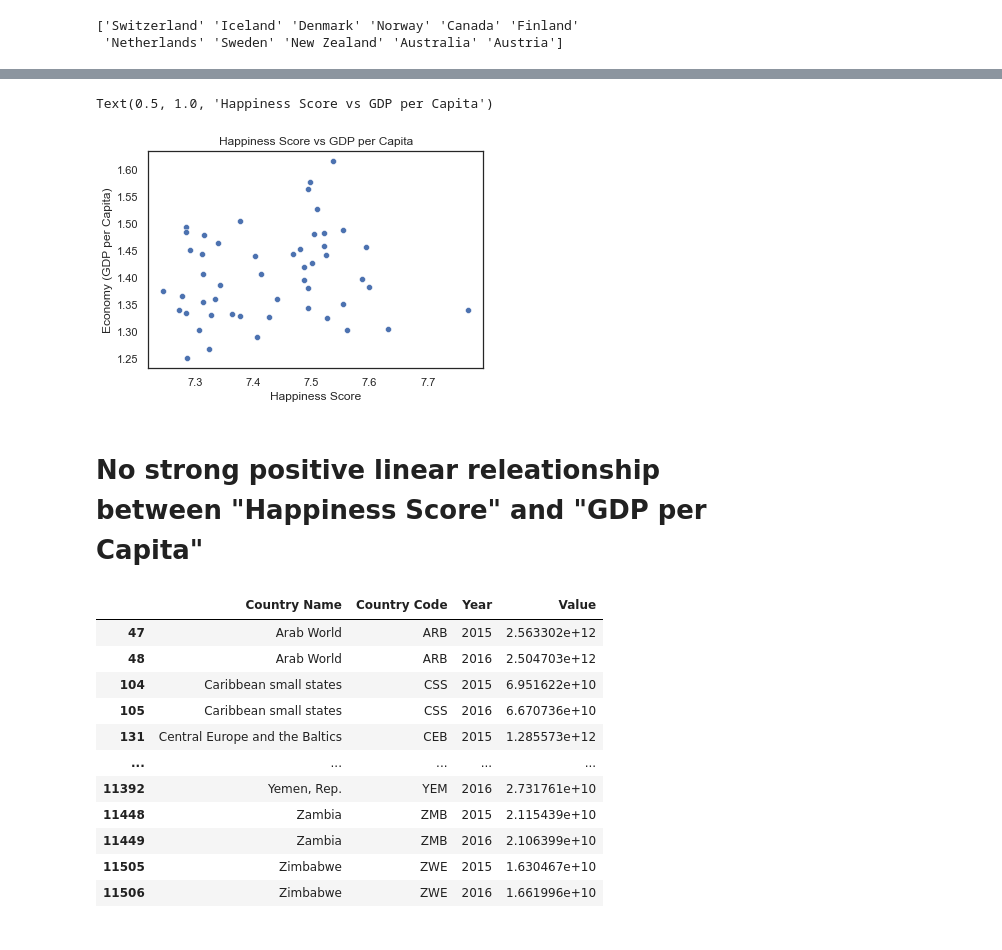
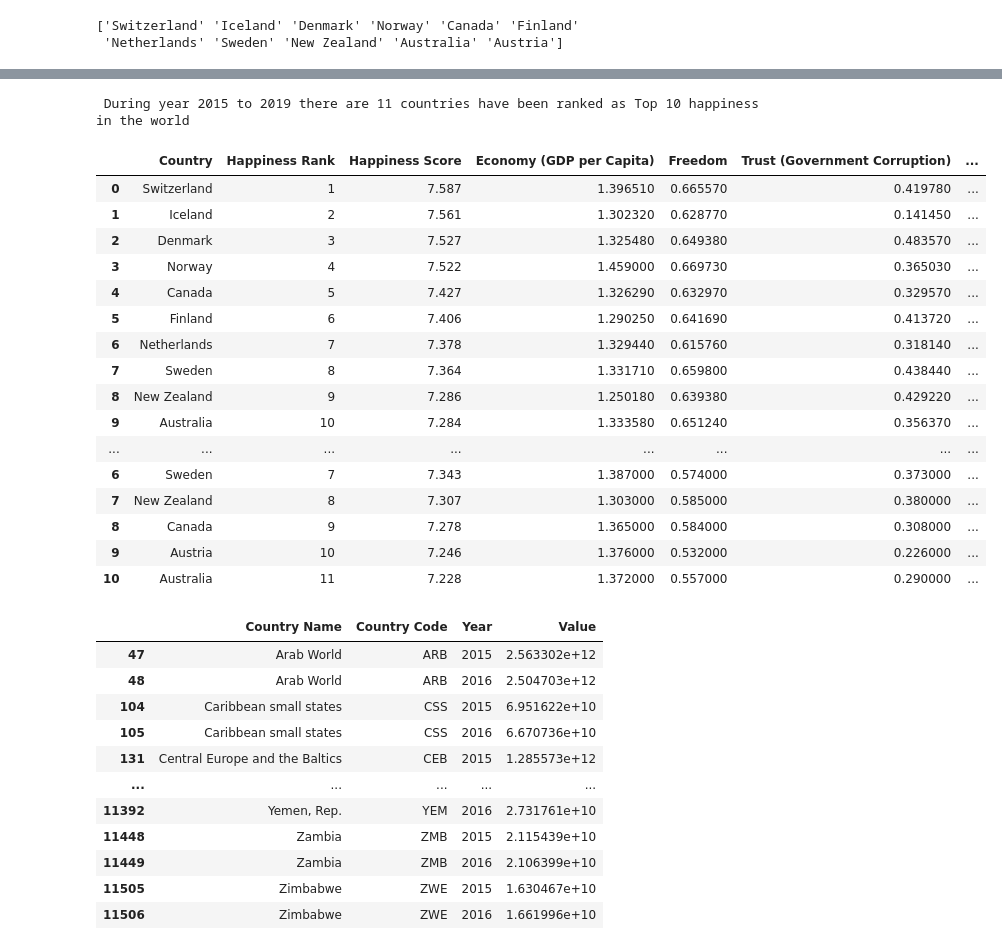
Before and after one commit to data301-2021-summer2/project-group16-data-301-project, a Jupyter notebook: analysis/Sue/Analysis_Pipeline.ipynb, the cells around one changed output, grey strips where cells are left out. Saved outputs shown, nothing was run; the diff lists cells and outputs as text; code cells hidden in the pictures.

```diff
--- a/analysis/Sue/Analysis_Pipeline.ipynb
+++ b/analysis/Sue/Analysis_Pipeline.ipynb
@@ -80,4 +86,4 @@ df_list = []
 for y,df in zip (year, df):
      df=df.assign(Year=y)
      df_list.append(df)
-df=pd.concat(df_list)
+df_Master=pd.concat(df_list)
@@ -116,5 +126,5 @@ df.shape
 # %% [output]
 (782, 8)
 # %%
-df.dropna(inplace=True)
+df_Master.dropna(inplace=True)
 # %%
@@ -193,11 +158,28 @@ plt.show()
-# %%
-ax=sns.scatterplot(x='Happiness Score',y='Economy (GDP per Capita)',data=Top10df)
-ax.set_title('Happiness Score vs GDP per Capita')
-# %% [output]
-Text(0.5, 1.0, 'Happiness Score vs GDP per Capita')
-[figure, removed]
-# %% [markdown]
-# No strong positive linear releationship between "Happiness Score" and "GDP per Capita"
+# %%
+print(f" During year 2015 to 2019 there are {len(Top10List)} countries have been ranked as Top 10 happiness in the world")
+# %% [output]
+ During year 2015 to 2019 there are 11 countries have been ranked as Top 10 happiness in the world
+# %%
+Top10df=df_Master.loc[df_Master['Country'].isin (Top10List)]
+Top10df
+# %% [output]
+|  | Country | Happiness Rank | Happiness Score | Economy (GDP per Capita) | Freedom | Trust (Government Corruption) | ... |
+| 0 | Switzerland | 1 | 7.587 | 1.396510 | 0.665570 | 0.419780 | ... |
+| 1 | Iceland | 2 | 7.561 | 1.302320 | 0.628770 | 0.141450 | ... |
+| 2 | Denmark | 3 | 7.527 | 1.325480 | 0.649380 | 0.483570 | ... |
+| 3 | Norway | 4 | 7.522 | 1.459000 | 0.669730 | 0.365030 | ... |
+| 4 | Canada | 5 | 7.427 | 1.326290 | 0.632970 | 0.329570 | ... |
+| 5 | Finland | 6 | 7.406 | 1.290250 | 0.641690 | 0.413720 | ... |
+| 6 | Netherlands | 7 | 7.378 | 1.329440 | 0.615760 | 0.318140 | ... |
+| 7 | Sweden | 8 | 7.364 | 1.331710 | 0.659800 | 0.438440 | ... |
+| 8 | New Zealand | 9 | 7.286 | 1.250180 | 0.639380 | 0.429220 | ... |
+| 9 | Australia | 10 | 7.284 | 1.333580 | 0.651240 | 0.356370 | ... |
+| ... | ... | ... | ... | ... | ... | ... | ... |
+| 6 | Sweden | 7 | 7.343 | 1.387000 | 0.574000 | 0.373000 | ... |
+| 7 | New Zealand | 8 | 7.307 | 1.303000 | 0.585000 | 0.380000 | ... |
+| 8 | Canada | 9 | 7.278 | 1.365000 | 0.584000 | 0.308000 | ... |
+| 9 | Austria | 10 | 7.246 | 1.376000 | 0.532000 | 0.226000 | ... |
+| 10 | Australia | 11 | 7.228 | 1.372000 | 0.557000 | 0.290000 | ... |
 # %%
 GDP=GDPRawData[GDPRawData["Year"]>2014]
 GDP
```
Also changed, not shown: parts of 22 cells of this notebook, 2 other files.
